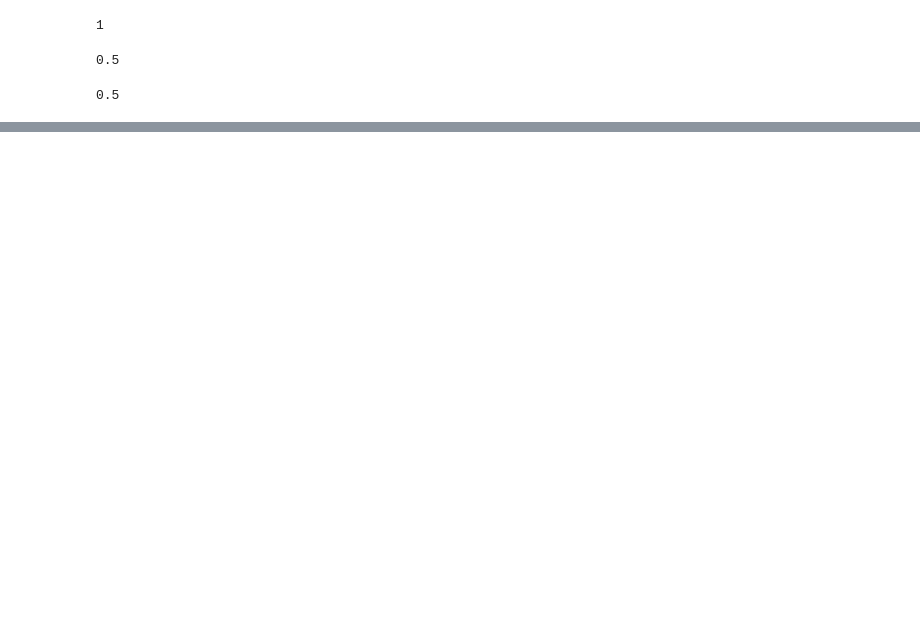
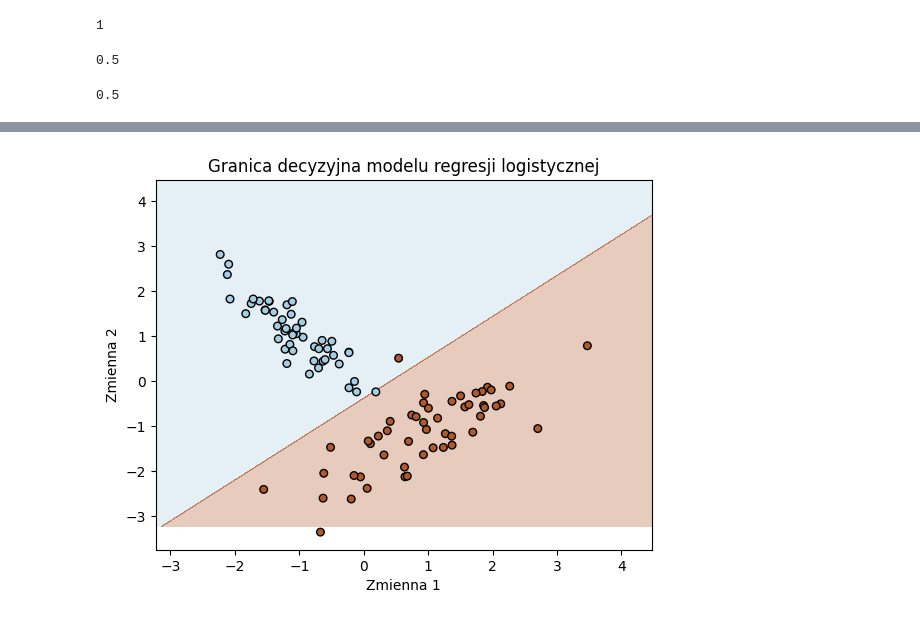
Before and after one commit to RastaAmanek/github, a Jupyter notebook: Decision tree.ipynb, the cells around one changed output, grey strips where cells are left out. Saved outputs shown, nothing was run; the diff lists cells and outputs as text; code cells hidden in the pictures; blank space fills up the shorter version.

```diff
--- a/Decision tree.ipynb
+++ b/Decision tree.ipynb
@@ -42,0 +211,15 @@ accurac2
+# %%
+def plot_decision_boundary(model, X, y):
+    x_min, x_max = X[:, 0].min() - 1, X[:, 0].max() + 1
+    y_min, y_max = X[:, 0].min() - 1, X[:, 0].max() + 1
+    xx, yy = np.meshgrid(np.linspace(x_min, x_max, 1000), np.linspace(y_min, y_max, 1000))
+
+    Z = model.predict(np.c_[xx.ravel(), yy.ravel()])
+    Z = Z.reshape(xx.shape)
+
+    plt.contourf(xx, yy, Z, alpha=0.3, cmap=plt.cm.Paired)
+    plt.scatter(X[:, 0], X[:, 1], c=y, s=30, edgecolor='k', cmap=plt.cm.Paired)
+    plt.xlabel('Zmienna 1')
+    plt.ylabel('Zmienna 2')
+    plt.title('Granica decyzyjna modelu regresji logistycznej')
+    plt.show()
@@ -42,0 +245,4 @@ accurac2
+# %%
+plot_decision_boundary(model, X_test, y_test)
+# %% [output]
+[figure, added]
```
Also changed, not shown: parts of 40 cells of this notebook.
